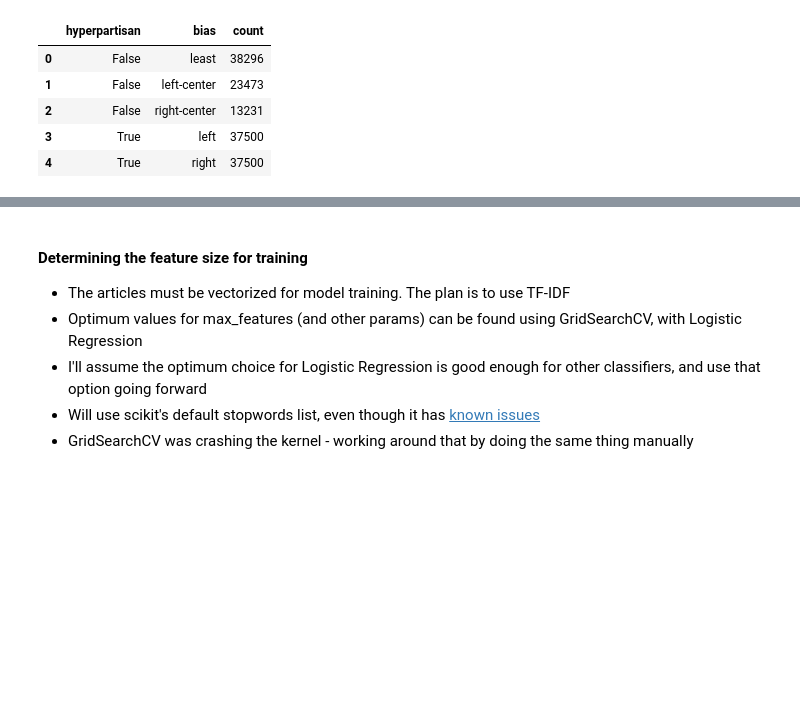
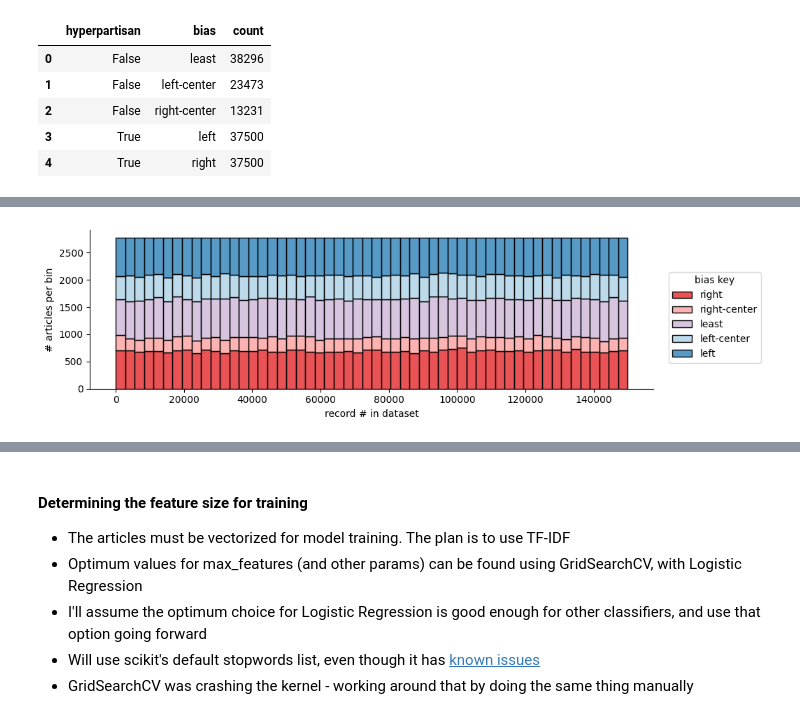
Before and after one commit to adhavle/hyperpartisan-news-detection, a Jupyter notebook: hyperpartisan-news-detection-four-methods.ipynb, the cells around one changed output, grey strips where cells are left out. Cells and saved outputs as stored; diff of their text form; code cells hidden in the pictures; blank space fills up the shorter version.

```diff
--- a/hyperpartisan-news-detection-four-methods.ipynb
+++ b/hyperpartisan-news-detection-four-methods.ipynb
@@ -166,0 +137,6 @@ display(pd.DataFrame({"hyperpartisan": h, "bias": b, "count": c}))
+# %%
+df = df.drop(['id', 'id2', 'hyperpartisan', 'published-at', 'title', 'url', 'labeled-by'], axis=1)
+
+bias_mapping = {'left': 0, 'left-center': 1, 'least': 2, 'right-center': 3, 'right': 4 }
+bias_mapping_reverse = dict((v,k) for k,v in bias_mapping.items())
+df['bias'] = df['bias'].map(bias_mapping)
@@ -166,0 +155,38 @@ display(pd.DataFrame({"hyperpartisan": h, "bias": b, "count": c}))
+# %%
+base_palette = sns.color_palette("Paired")
+bias_palette = [
+    base_palette[1], # blue (left)
+    base_palette[0], # light blue (left-center)
+    base_palette[8], # purple (least)
+    base_palette[4], # light red (right-center)
+    base_palette[5], # red (right)
+]
+
+data_distribution_chart = sns.displot(
+    data = df,
+    x = df.index,
+    hue = "bias",
+    multiple = "stack",
+    height = 3,
+    aspect = 3,
+    hue_order = list(bias_mapping.values()),
+    palette = bias_palette,
+    legend = False
+    # faced_kws = { "legend_data": bias_mapping_reverse }
+)
+
+data_distribution_chart.set_xlabels("record # in dataset")
+data_distribution_chart.set_ylabels("# articles per bin")
+
+ax = data_distribution_chart.axes[0, 0]
+keys = list(bias_mapping.keys())
+keys.reverse()
+ax.legend(
+    labels = keys,
+    title = "bias key",
+    loc = "center right",
+    bbox_to_anchor=(0.7, 0.2, 0.5, 0.5)
+)
+plt.show()
+# %% [output]
+[figure, new version]
```
Also changed, not shown: parts of 27 cells of this notebook.
